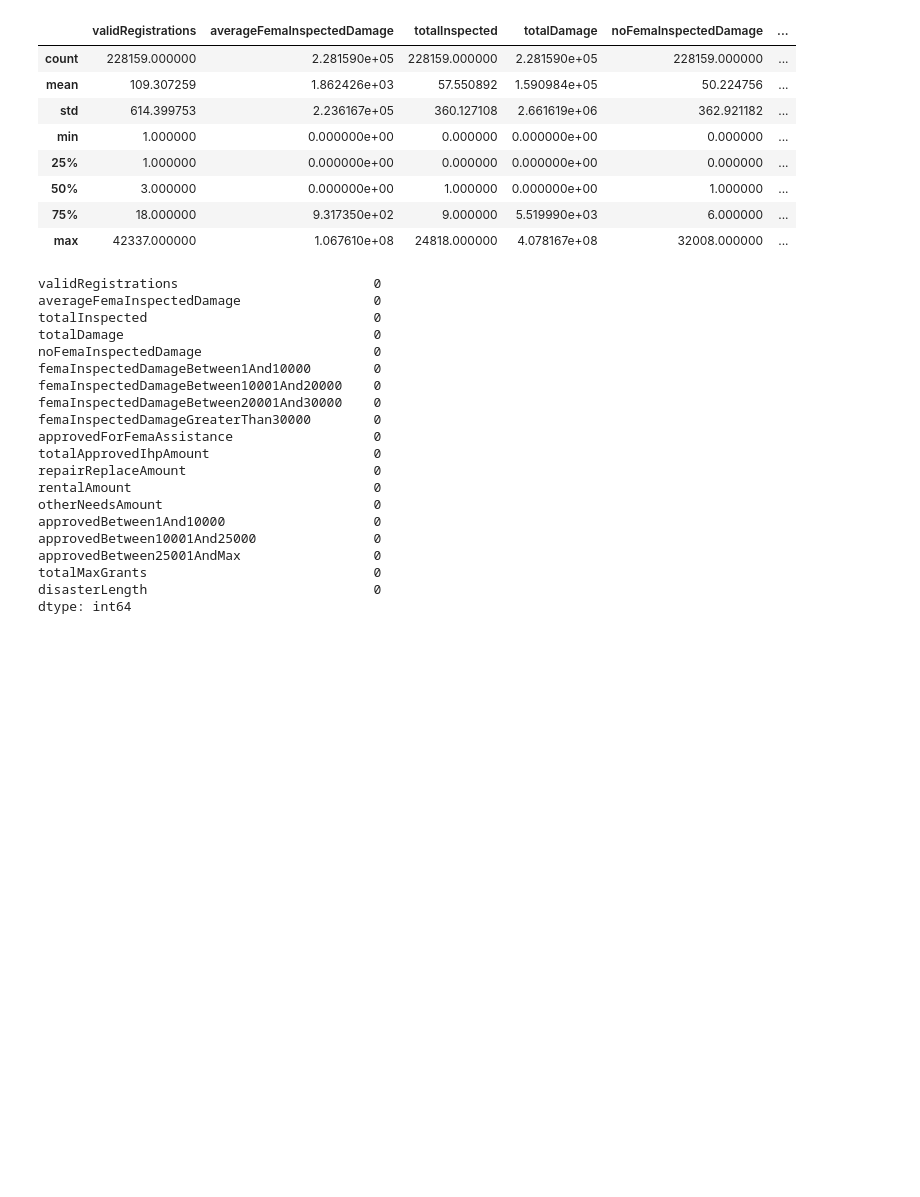
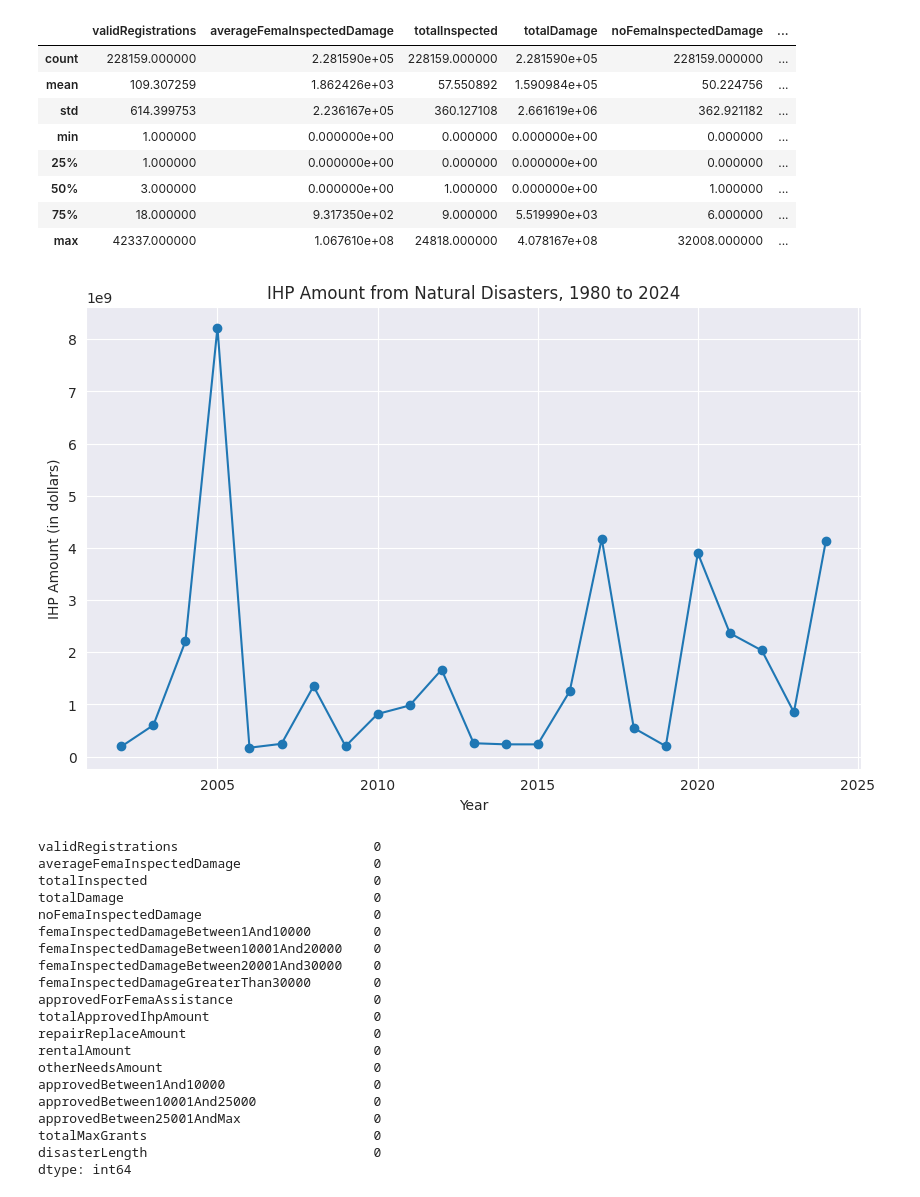
Before and after one commit to hana-heilaa/-FEMA-Disaster-Analysis-and-Prediction, a Jupyter notebook: disaster summerise.ipynb, the cells around one changed output. Cells and saved outputs as stored; diff of their text form; code cells hidden in the pictures; blank space fills up the shorter version.

```diff
--- a/disaster summerise.ipynb
+++ b/disaster summerise.ipynb
@@ -471,6 +478,22 @@ df[relevant_cols].describe()
 | 50% | 3.000000 | 0.000000e+00 | 1.000000 | 0.000000e+00 | 1.000000 | ... |
 | 75% | 18.000000 | 9.317350e+02 | 9.000000 | 5.519990e+03 | 6.000000 | ... |
 | max | 42337.000000 | 1.067610e+08 | 24818.000000 | 4.078167e+08 | 32008.000000 | ... |
+# %%
+# Extract the year from 'declarationDate'
+df['year'] = df['declarationDate'].dt.year
+
+# Group by 'year' and sum the 'totalApprovedIhpAmount'
+ihp_amount_per_year = df.groupby('year')['totalApprovedIhpAmount'].sum()
+# 6. Plot the IHP amount over time
+plt.figure(figsize=(10, 6))
+ihp_amount_per_year.plot(kind='line', marker='o')
+plt.title('IHP Amount from Natural Disasters, 1980 to 2024')
+plt.xlabel('Year')
+plt.ylabel('IHP Amount (in dollars)')
+plt.grid(True)
+plt.show()
+# %% [output]
+[figure, added]
 # %%
 df[relevant_cols].isnull().sum()
 # %% [output]
```
Also changed, not shown: parts of 5 cells of this notebook, 2 other files.
